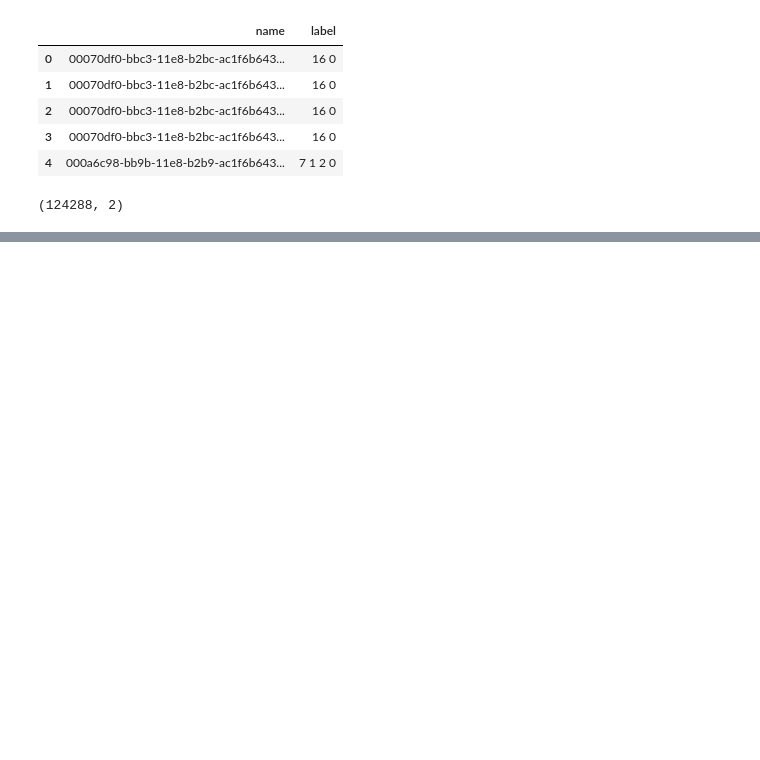
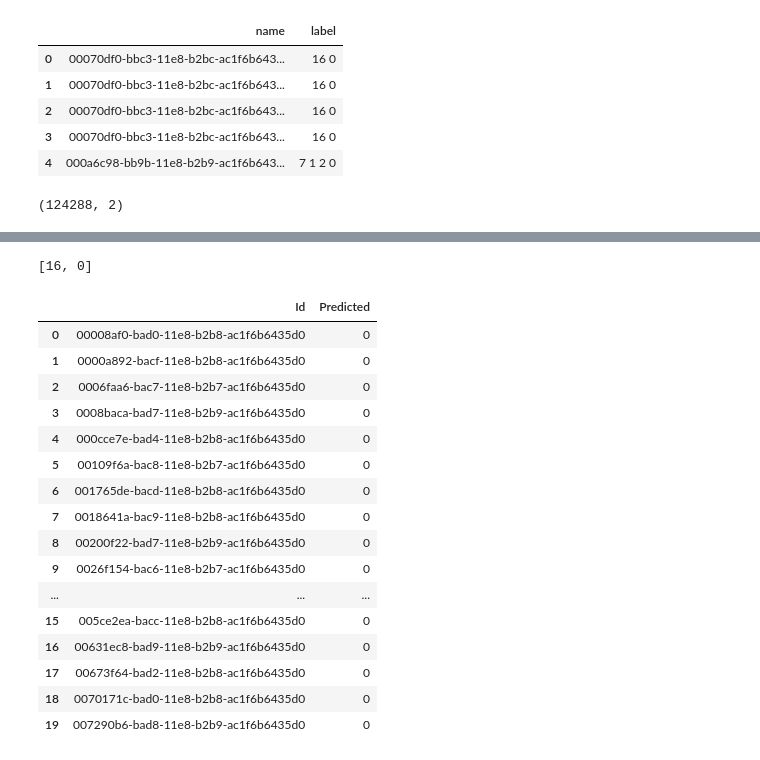
Before and after one commit to ChristophNeuner/human-protein-atlas-image-classification, a Jupyter notebook: hpaic.ipynb, the cells around one changed output, grey strips where cells are left out. Cells and saved outputs as stored; diff of their text form; code cells hidden in the pictures; blank space fills up the shorter version.

```diff
--- a/hpaic.ipynb
+++ b/hpaic.ipynb
@@ -112,0 +196,26 @@ stage1_data.show_batch(rows=5, figsize=(25,25))
+# %%
+ä = [int(ö)  for ö in ü ]
+ä
+# %% [output]
+[16, 0]
+# %%
+t = pd.read_csv(DP/SAMPLE_SUBMISSION_CSV)
+t[0:20]
+# %% [output]
+|  | Id | Predicted |
+| 0 | 00008af0-bad0-11e8-b2b8-ac1f6b6435d0 | 0 |
+| 1 | 0000a892-bacf-11e8-b2b8-ac1f6b6435d0 | 0 |
+| 2 | 0006faa6-bac7-11e8-b2b7-ac1f6b6435d0 | 0 |
+| 3 | 0008baca-bad7-11e8-b2b9-ac1f6b6435d0 | 0 |
+| 4 | 000cce7e-bad4-11e8-b2b8-ac1f6b6435d0 | 0 |
+| 5 | 00109f6a-bac8-11e8-b2b7-ac1f6b6435d0 | 0 |
+| 6 | 001765de-bacd-11e8-b2b8-ac1f6b6435d0 | 0 |
+| 7 | 0018641a-bac9-11e8-b2b8-ac1f6b6435d0 | 0 |
+| 8 | 00200f22-bad7-11e8-b2b9-ac1f6b6435d0 | 0 |
+| 9 | 0026f154-bac6-11e8-b2b7-ac1f6b6435d0 | 0 |
+| ... | ... | ... |
+| 15 | 005ce2ea-bacc-11e8-b2b8-ac1f6b6435d0 | 0 |
+| 16 | 00631ec8-bad9-11e8-b2b9-ac1f6b6435d0 | 0 |
+| 17 | 00673f64-bad2-11e8-b2b8-ac1f6b6435d0 | 0 |
+| 18 | 0070171c-bad0-11e8-b2b8-ac1f6b6435d0 | 0 |
+| 19 | 007290b6-bad8-11e8-b2b9-ac1f6b6435d0 | 0 |
```
Also changed, not shown: parts of 22 cells of this notebook.
